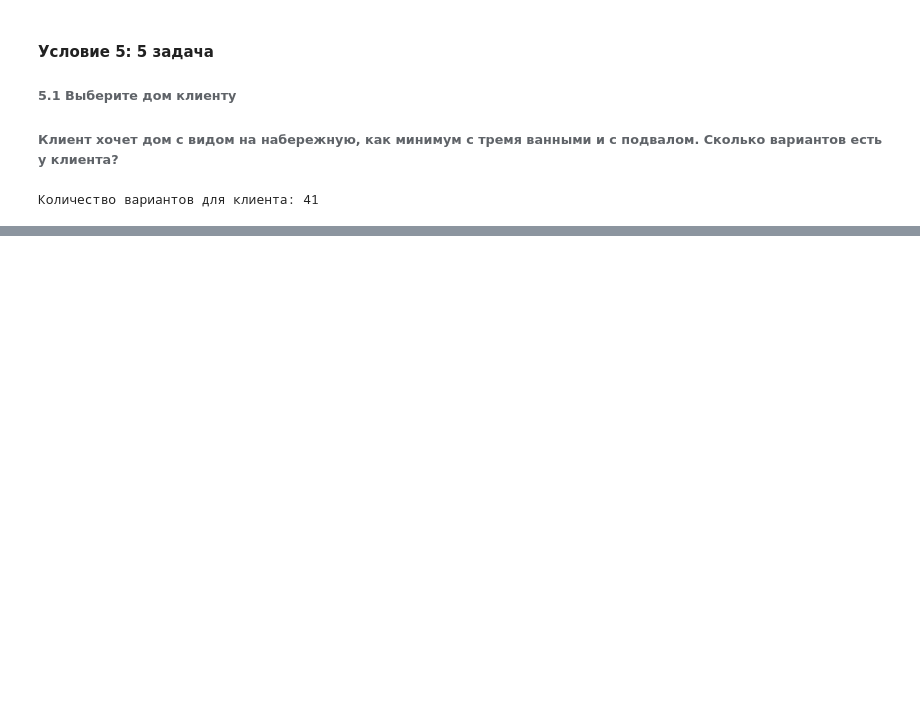
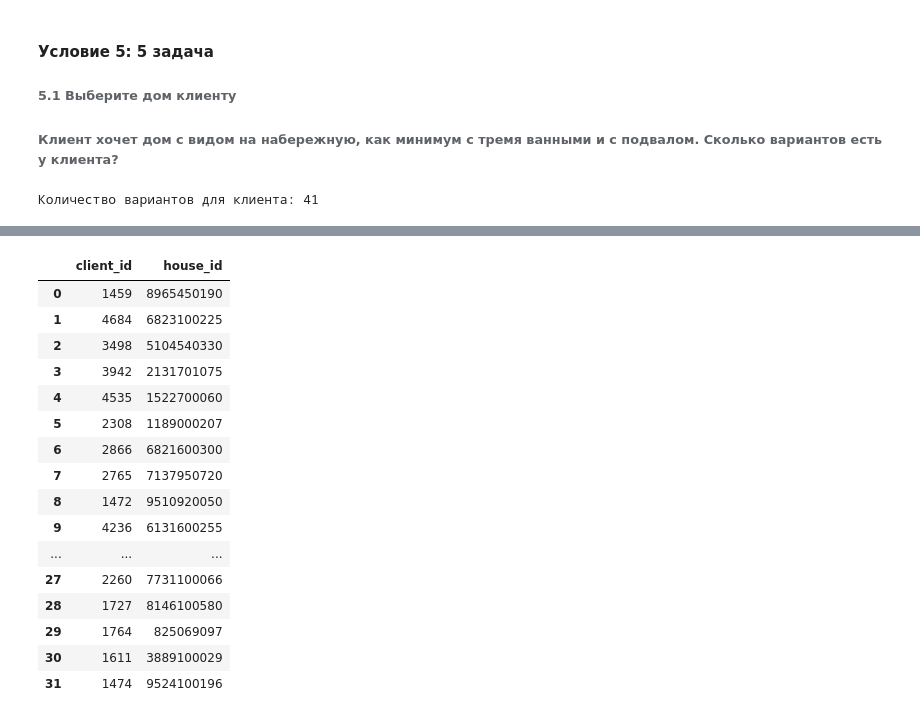
Before and after one commit to Sergey-97/ls-2, a Jupyter notebook: sem2.ipynb, the cells around one changed output, grey strips where cells are left out. Saved outputs shown, nothing was run; the diff lists cells and outputs as text; code cells hidden in the pictures; blank space fills up the shorter version.

```diff
--- a/sem2.ipynb
+++ b/sem2.ipynb
@@ -212,0 +283,33 @@ print('Количество вариантов для клиента:', num_opti
+# %%
+clients = pd.DataFrame({
+    'client_id': [1459, 4684, 3498, 3942, 4535, 2308, 2866, 2765, 1472, 4236, 2295,
+                  939, 3840, 280, 20, 4332, 3475, 4213, 3113, 4809, 2134, 2242,
+                  2068, 4929, 1384, 1589, 3317, 2260, 1727, 1764, 1611, 1474],
+    'house_id': [8965450190, 6823100225, 5104540330, 2131701075, 1522700060,
+                 1189000207, 6821600300, 7137950720, 9510920050, 6131600255,
+                 5428000070, 1788800910, 8100400160, 3123049142, 6306800010,
+                 5083000375, 7920100025, 1951600150, 809001400, 339600110,
+                 1622049154, 1099600250, 8563000110, 2768100205, 3995700435,
+                 8861700030, 3303980210, 7731100066, 8146100580, 825069097,
+                 3889100029, 9524100196]
+})
+
+clients
+# %% [output]
+|  | client_id | house_id |
+| 0 | 1459 | 8965450190 |
+| 1 | 4684 | 6823100225 |
+| 2 | 3498 | 5104540330 |
+| 3 | 3942 | 2131701075 |
+| 4 | 4535 | 1522700060 |
+| 5 | 2308 | 1189000207 |
+| 6 | 2866 | 6821600300 |
+| 7 | 2765 | 7137950720 |
+| 8 | 1472 | 9510920050 |
+| 9 | 4236 | 6131600255 |
+| ... | ... | ... |
+| 27 | 2260 | 7731100066 |
+| 28 | 1727 | 8146100580 |
+| 29 | 1764 | 825069097 |
+| 30 | 1611 | 3889100029 |
+| 31 | 1474 | 9524100196 |
```
Also changed, not shown: parts of 9 cells of this notebook.
